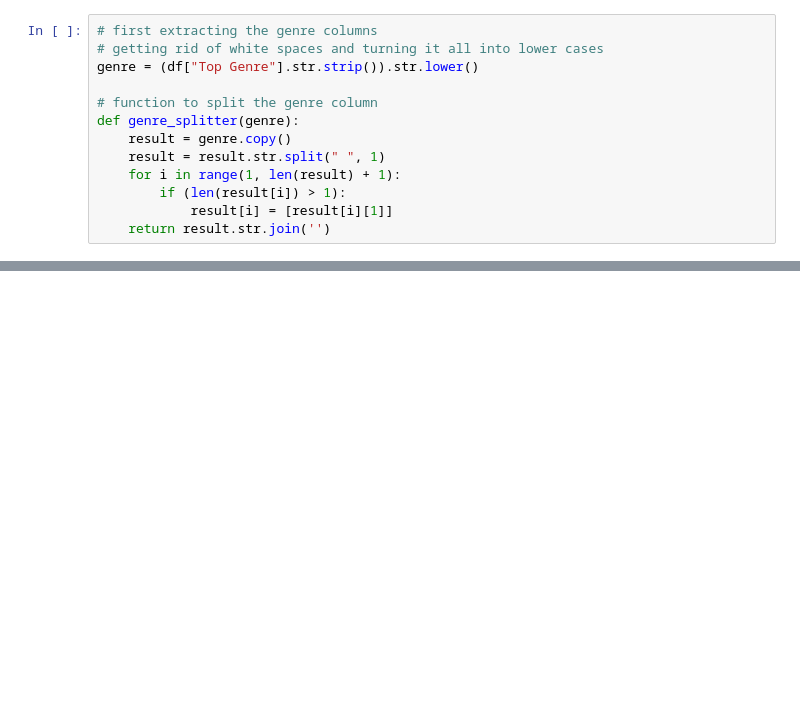
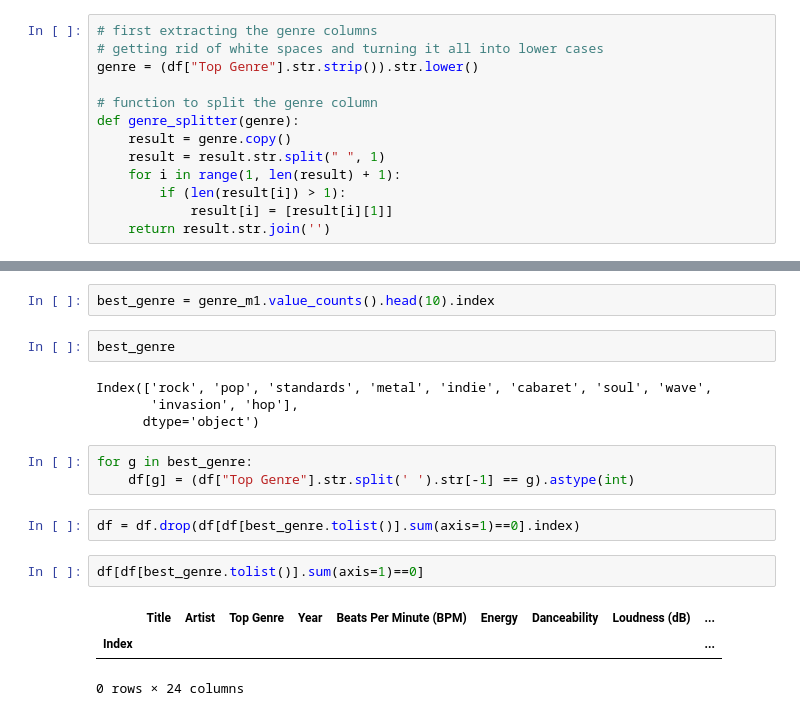
Before and after one commit to erwan-lacoudre/projet_fouilles, a Jupyter notebook: music.ipynb, the cells around one changed output, grey strips where cells are left out. Cells and saved outputs as stored; diff of their text form; blank space fills up the shorter version.

Commit message:
Nettoyage des genre et one hot encoding

```diff
--- a/music.ipynb
+++ b/music.ipynb
@@ -156 +156,20 @@ bebop            1
 Name: Top Genre, Length: 68, dtype: int64
+# %%
+best_genre = genre_m1.value_counts().head(10).index
+# %%
+best_genre
+# %% [output]
+Index(['rock', 'pop', 'standards', 'metal', 'indie', 'cabaret', 'soul', 'wave',
+       'invasion', 'hop'],
+      dtype='object')
+# %%
+for g in best_genre:
+    df[g] = (df["Top Genre"].str.split(' ').str[-1] == g).astype(int)
+# %%
+df = df.drop(df[df[best_genre.tolist()].sum(axis=1)==0].index)
+# %%
+df[df[best_genre.tolist()].sum(axis=1)==0]
+# %% [output]
+|  | Title | Artist | Top Genre | Year | Beats Per Minute (BPM) | Energy | Danceability | Loudness (dB) | ... |
+| Index |  |  |  |  |  |  |  |  | ... |
+0 rows × 24 columns
```
Also changed, not shown: parts of 3 cells of this notebook.
